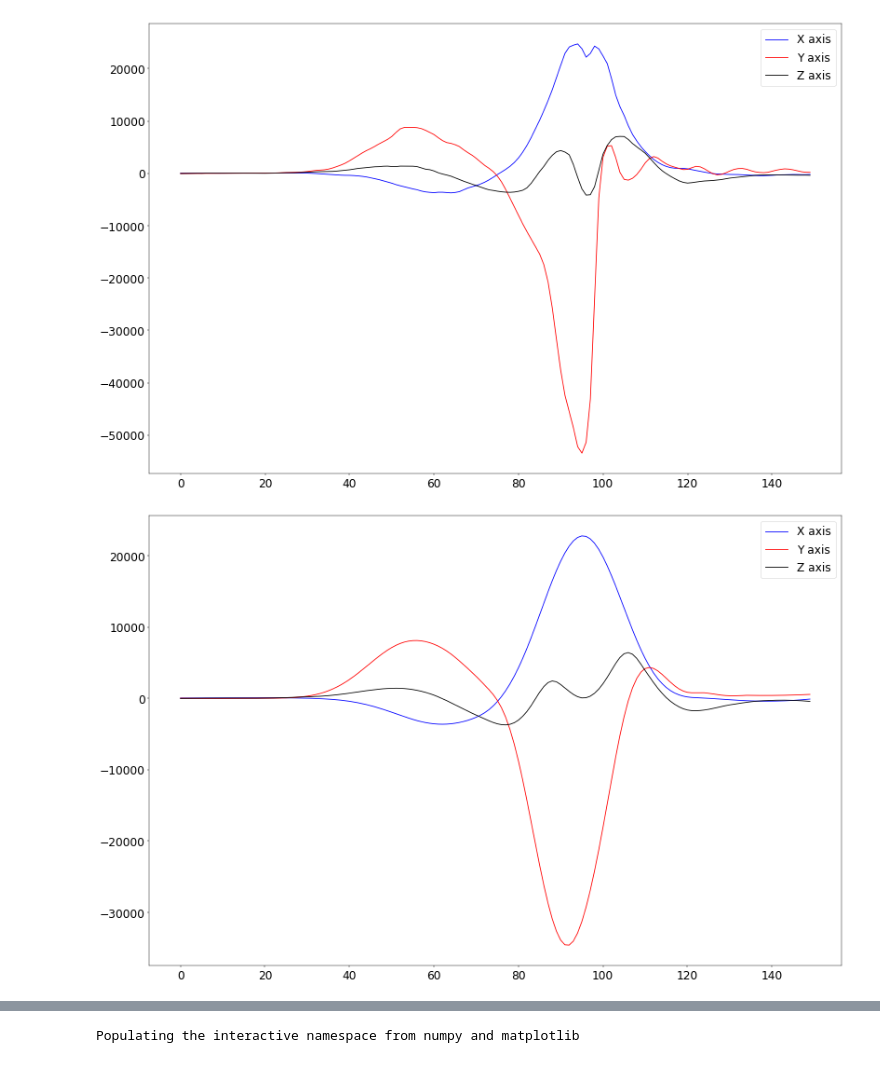
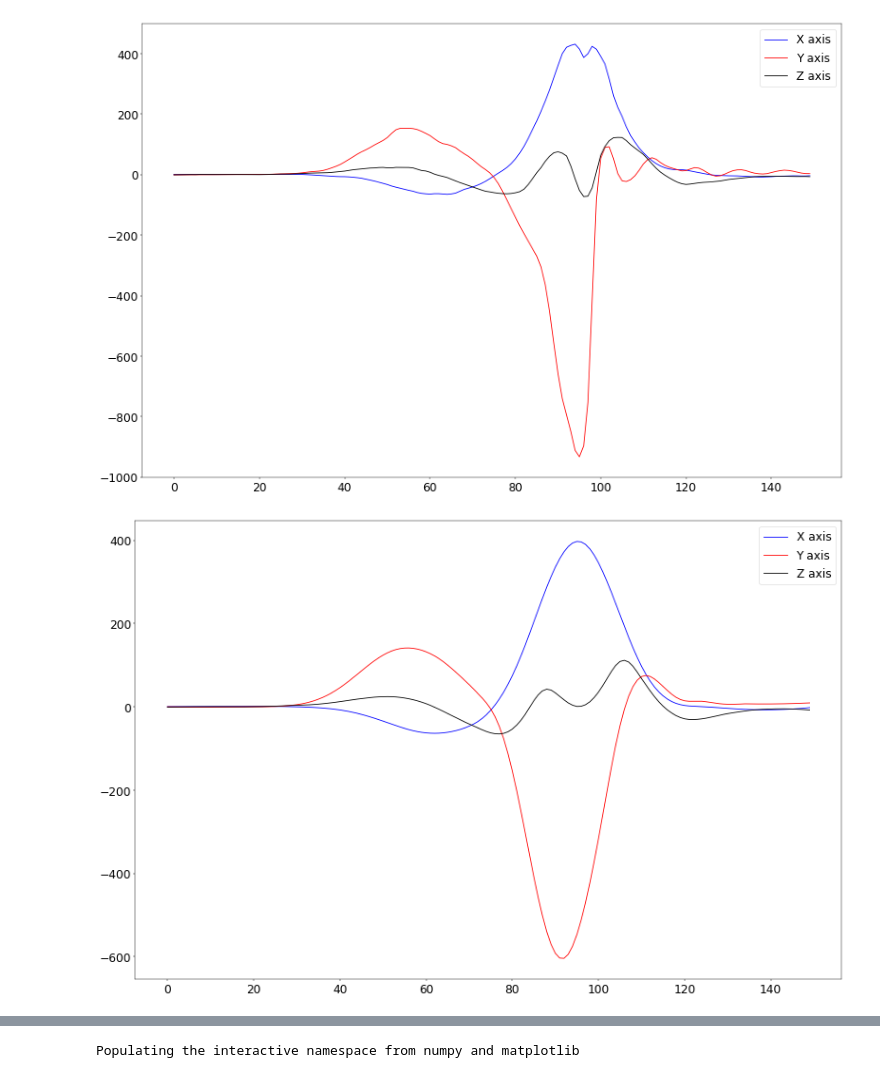
Before and after one commit to n3hrox/Biometric-analysis, a Jupyter notebook: gyro_data.ipynb, the cells around one changed output, grey strips where cells are left out. Drawn from its saved outputs; the diff is of its cells as text; code cells hidden in the pictures.

```diff
--- a/gyro_data.ipynb
+++ b/gyro_data.ipynb
@@ -14,41 +14,41 @@ font = {
     # 'weight': 'bold',
     'size': 22
 }
 import matplotlib
 matplotlib.rc('font', **font)
 matplotlib.rcParams.update({'font.size': 22})
 
 xaxis = list(range(len(gyro_data_reference)))[TMP_START:TMP_END]
 x_reference = gyro_data_reference['X'][TMP_START:TMP_END]
 # x_alt = savitzky_golay(list(x_reference), 31, 2)
 y_reference = gyro_data_reference['Y'][TMP_START:TMP_END]
 z_reference = gyro_data_reference['Z'][TMP_START:TMP_END]
 fig1 = plt.figure(figsize=(24, 16), dpi=40, facecolor='w', edgecolor='k')
-plt.plot(xaxis, np.rad2deg(x_reference), color="blue", label="X axis")
-plt.plot(xaxis, np.rad2deg(y_reference), color="red", label="Y axis")
-plt.plot(xaxis, np.rad2deg(z_reference), color="black", label="Z axis")
+plt.plot(xaxis, (x_reference), color="blue", label="X axis")
+plt.plot(xaxis, (y_reference), color="red", label="Y axis")
+plt.plot(xaxis, (z_reference), color="black", label="Z axis")
 # plt.yaxis.label.set_size(40)
 plt.legend()
 plt.show()
 
 
 # reference data filtration
 x_reference = savgol_filter(list(x_reference), 21, 2)
 x_reference = savgol_filter(list(x_reference), 31, 2)
 y_reference = savgol_filter(list(y_reference), 21, 2)
 y_reference = savgol_filter(list(y_reference), 31, 2)
 # z_reference = savitzky_golay(list(z_reference), 11, 2)
 z_reference = savgol_filter(list(z_reference), 21, 2)
 
 fig2 = plt.figure(figsize=(24, 16), dpi=40, facecolor='w', edgecolor='k')
-plt.plot(xaxis, np.rad2deg(x_reference), color="blue", label="X axis")
-plt.plot(xaxis, np.rad2deg(y_reference), color="red", label="Y axis")
-plt.plot(xaxis, np.rad2deg(z_reference), color="black", label="Z axis")
+plt.plot(xaxis, (x_reference), color="blue", label="X axis")
+plt.plot(xaxis, (y_reference), color="red", label="Y axis")
+plt.plot(xaxis, (z_reference), color="black", label="Z axis")
 plt.legend()
 plt.show()
 # %% [output]
-[figure, old version]
+[figure, new version]
-[figure, old version]
+[figure, new version]
 # %%
 
 TMP_START = 0
```
Also changed, not shown: parts of 7 cells of this notebook, 2 other files.
